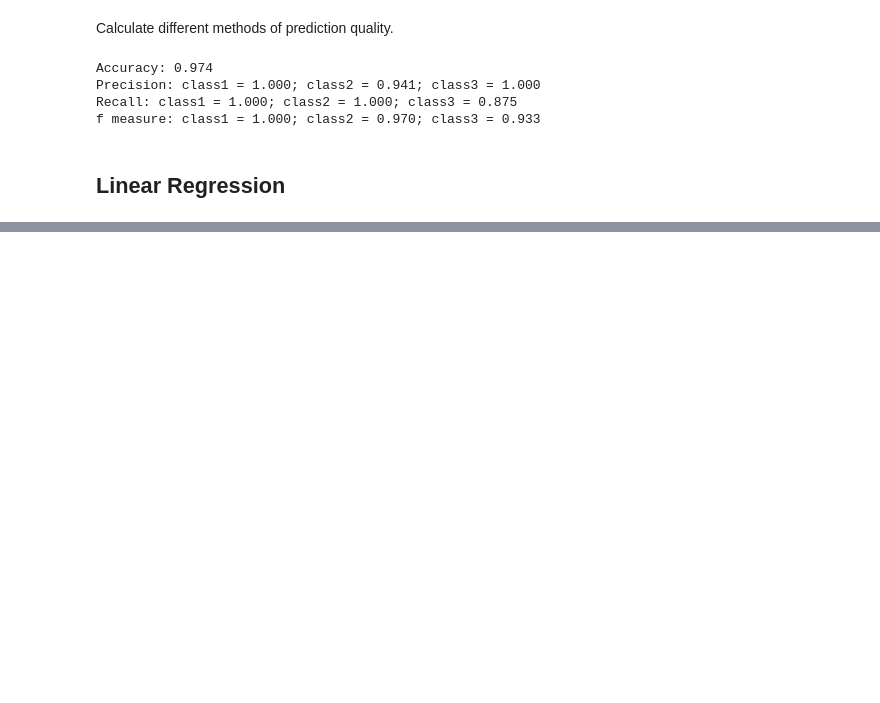
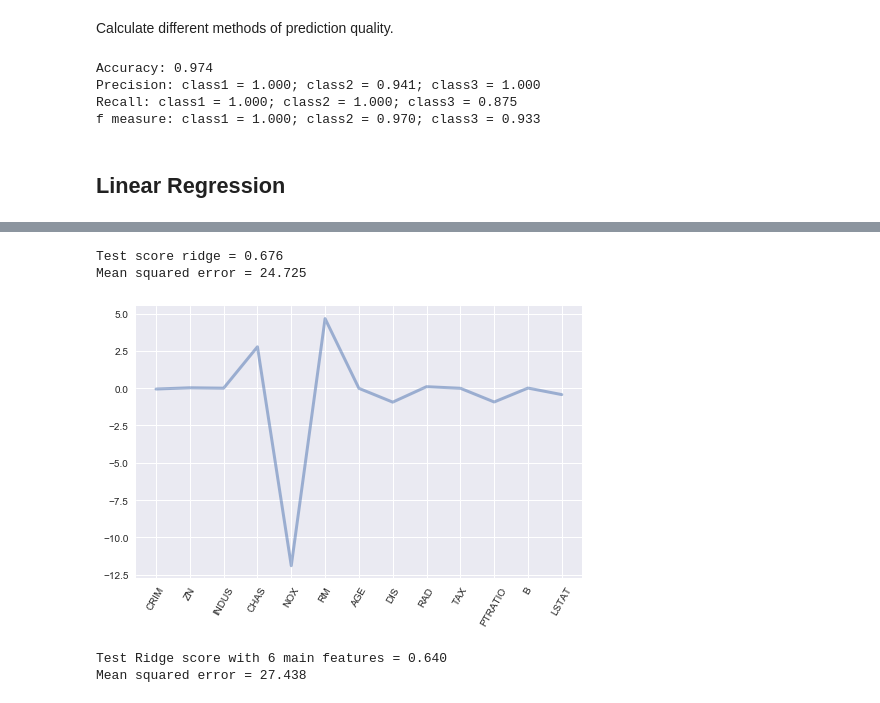
Before and after one commit to ZakharovAleksey/Study, a Jupyter notebook: Machine Learning/Data Camp ML/supervised_learning.ipynb, the cells around one changed output, grey strips where cells are left out. Drawn from its saved outputs; the diff is of its cells as text; code cells hidden in the pictures; blank space fills up the shorter version.

```diff
--- a/Machine Learning/Data Camp ML/supervised_learning.ipynb
+++ b/Machine Learning/Data Camp ML/supervised_learning.ipynb
@@ -107,0 +217,35 @@ f measure: class1 = 1.000; class2 = 0.970; class3 = 0.933
+# %%
+clf_r = Ridge(alpha=alpha_opt, normalize=True)
+clf_r.fit(X_train, y_train)
+y_pred = clf_r.predict(X_test)
+
+print('Test score ridge = {:.3f}'.format(clf_r.score(X_test, y_test)))
+print('Mean squared error = {:.3f}'.format(mean_squared_error(y_test, y_pred)))
+# %% [output]
+Test score ridge = 0.676
+Mean squared error = 24.725
+# %%
+fig,ax = plt.subplots()
+
+x_plot = np.arange(0, clf_r.coef_.shape[0])
+ax.plot(x_plot, clf_r.coef_, color='C0', alpha=0.5, lw=3)
+plt.xticks(x_plot, boston.feature_names, rotation=60)
+plt.show()
+# %% [output]
+[figure, added]
+# %%
+unimp_features = boston.feature_names[np.abs(clf_r.coef_) < 0.1]
+
+X = df_b.drop(list(unimp_features) + ['target'], axis='columns')
+
+X_train, X_test, y_train, y_test = train_test_split(X, y, test_size=0.25, random_state=241)
+
+clf_rl = Ridge(alpha=alpha_opt, normalize=True)
+clf_rl.fit(X_train, y_train)
+y_pred = clf_rl.predict(X_test)
+
+print('Test Ridge score with {:} main features = {:.3f}'.format(unimp_features.shape[0], clf_rl.score(X_test, y_test)))
+print('Mean squared error = {:.3f}'.format(mean_squared_error(y_test, y_pred)))
+# %% [output]
+Test Ridge score with 6 main features = 0.640
+Mean squared error = 27.438
```
Also changed, not shown: parts of 14 cells of this notebook.
